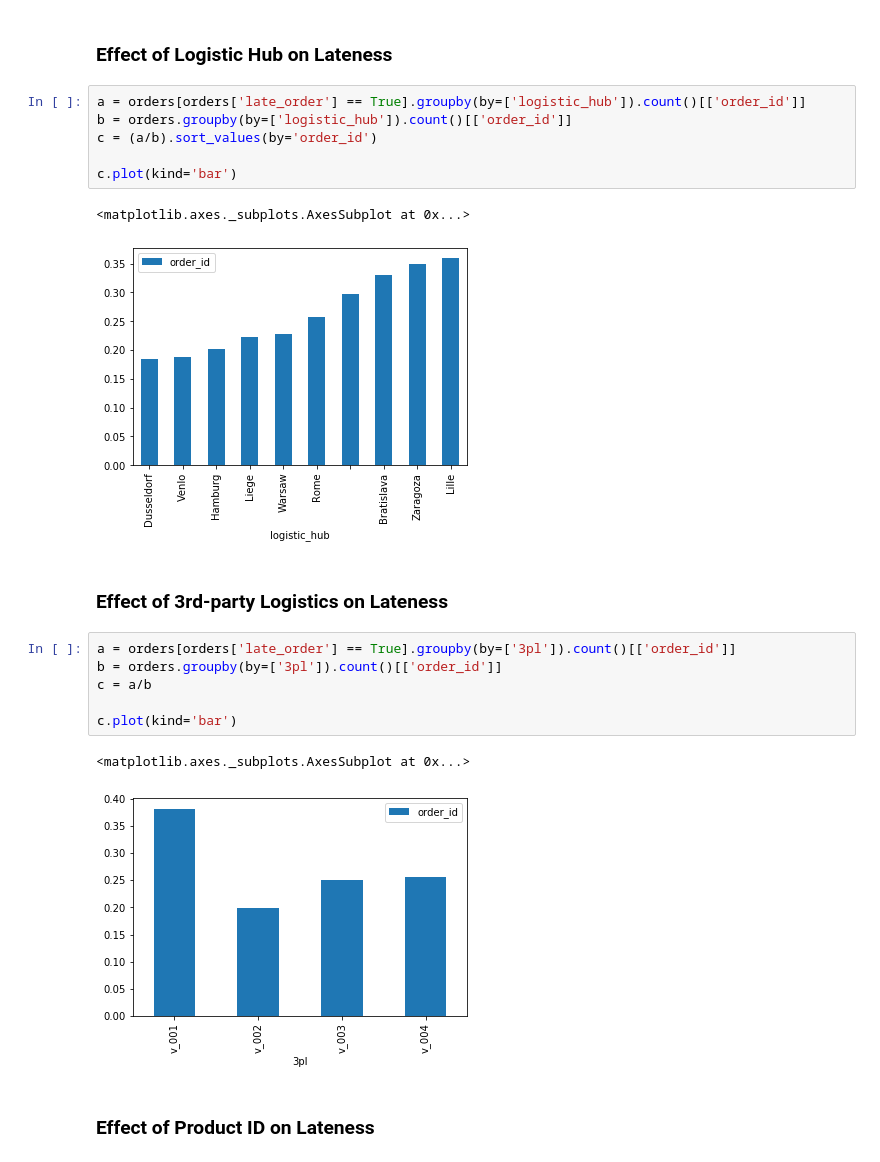
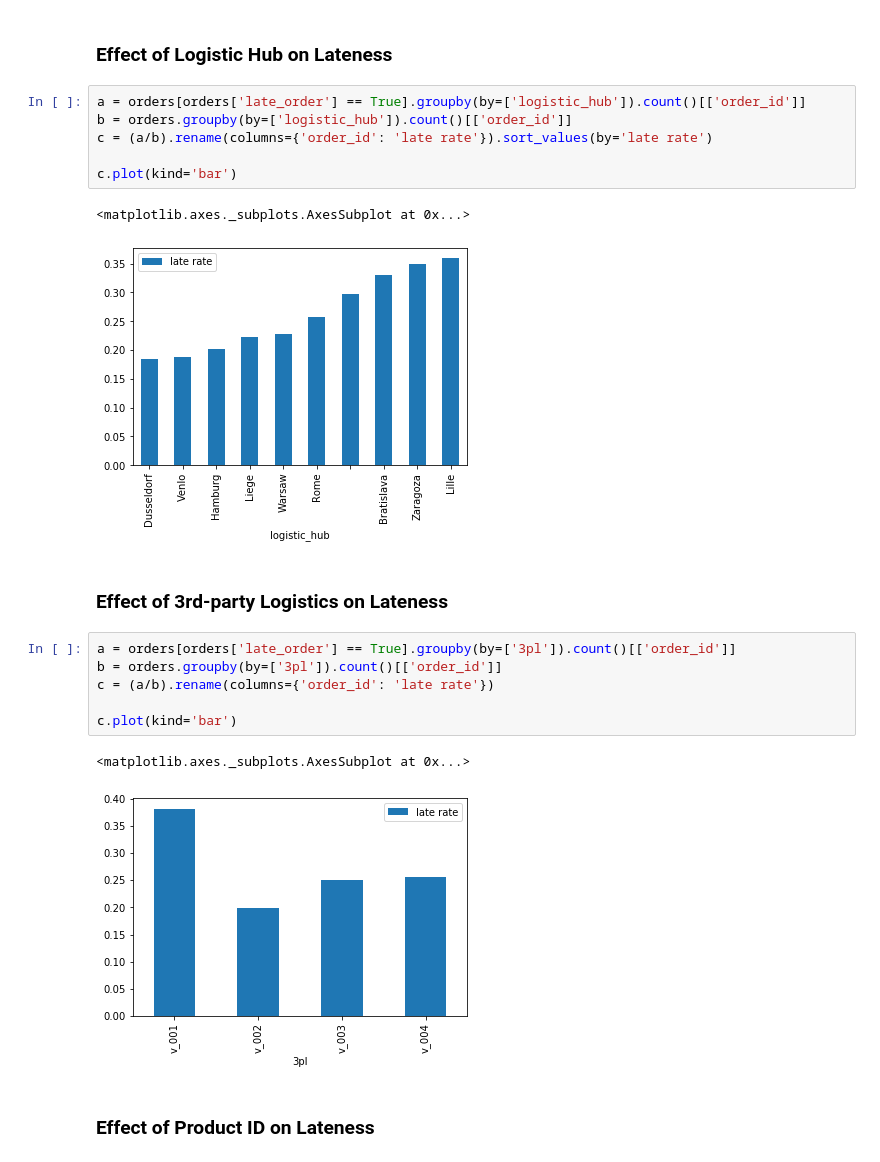
Before and after one commit to jospaeth-tum/accenture-challenge-2022, a Jupyter notebook: notebook.ipynb, the cells around one changed output. Drawn from its saved outputs; the diff is of its cells as text.

```diff
--- a/notebook.ipynb
+++ b/notebook.ipynb
@@ -93,23 +96,23 @@ c.plot(kind='bar')
 # %%
 a = orders[orders['late_order'] == True].groupby(by=['logistic_hub']).count()[['order_id']]
 b = orders.groupby(by=['logistic_hub']).count()[['order_id']]
-c = (a/b).sort_values(by='order_id')
+c = (a/b).rename(columns={'order_id': 'late rate'}).sort_values(by='late rate')
 
 c.plot(kind='bar')
 # %% [output]
 <matplotlib.axes._subplots.AxesSubplot at 0x...>
-[figure, old version]
+[figure, new version]
 # %% [markdown]
 ### Effect of 3rd-party Logistics on Lateness
 # %%
 a = orders[orders['late_order'] == True].groupby(by=['3pl']).count()[['order_id']]
 b = orders.groupby(by=['3pl']).count()[['order_id']]
-c = a/b
+c = (a/b).rename(columns={'order_id': 'late rate'})
 
 c.plot(kind='bar')
 # %% [output]
 <matplotlib.axes._subplots.AxesSubplot at 0x...>
-[figure, old version]
+[figure, new version]
 # %% [markdown]
 ### Effect of Product ID on Lateness
 # %%
```
Also changed, not shown: parts of 3 cells of this notebook.
